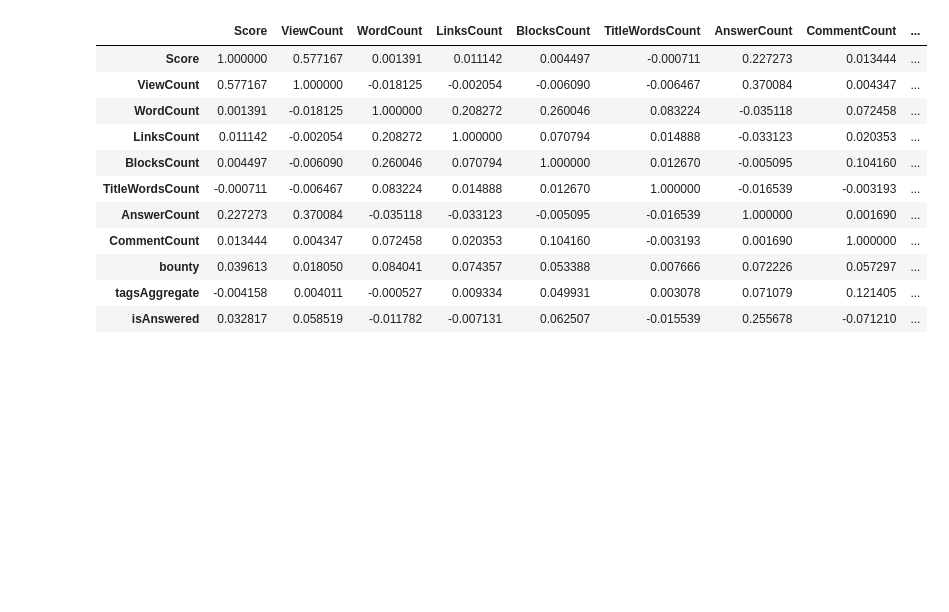
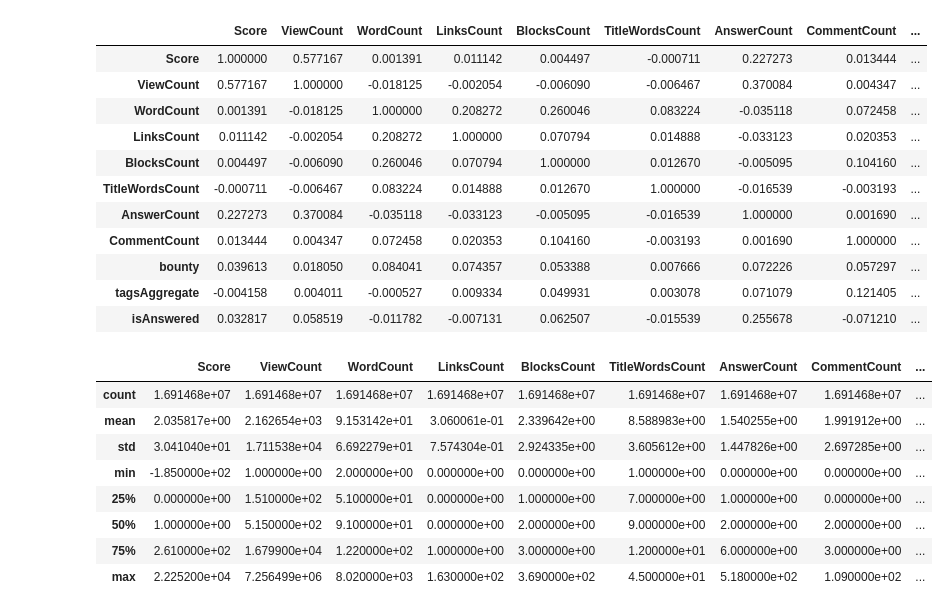
Before and after one commit to tabsoverspaces/bigdata_project, a Jupyter notebook: data_analysis.ipynb, the cells around one changed output. Saved outputs shown, nothing was run; the diff lists cells and outputs as text; code cells hidden in the pictures; blank space fills up the shorter version.

```diff
--- a/data_analysis.ipynb
+++ b/data_analysis.ipynb
@@ -20,3 +21,15 @@ posts.astype(float).corr().compute()
 | bounty | 0.039613 | 0.018050 | 0.084041 | 0.074357 | 0.053388 | 0.007666 | 0.072226 | 0.057297 | ... |
 | tagsAggregate | -0.004158 | 0.004011 | -0.000527 | 0.009334 | 0.049931 | 0.003078 | 0.071079 | 0.121405 | ... |
 | isAnswered | 0.032817 | 0.058519 | -0.011782 | -0.007131 | 0.062507 | -0.015539 | 0.255678 | -0.071210 | ... |
+# %%
+posts.astype(float).describe().compute()
+# %% [output]
+|  | Score | ViewCount | WordCount | LinksCount | BlocksCount | TitleWordsCount | AnswerCount | CommentCount | ... |
+| count | 1.691468e+07 | 1.691468e+07 | 1.691468e+07 | 1.691468e+07 | 1.691468e+07 | 1.691468e+07 | 1.691468e+07 | 1.691468e+07 | ... |
+| mean | 2.035817e+00 | 2.162654e+03 | 9.153142e+01 | 3.060061e-01 | 2.339642e+00 | 8.588983e+00 | 1.540255e+00 | 1.991912e+00 | ... |
+| std | 3.041040e+01 | 1.711538e+04 | 6.692279e+01 | 7.574304e-01 | 2.924335e+00 | 3.605612e+00 | 1.447826e+00 | 2.697285e+00 | ... |
+| min | -1.850000e+02 | 1.000000e+00 | 2.000000e+00 | 0.000000e+00 | 0.000000e+00 | 1.000000e+00 | 0.000000e+00 | 0.000000e+00 | ... |
+| 25% | 0.000000e+00 | 1.510000e+02 | 5.100000e+01 | 0.000000e+00 | 1.000000e+00 | 7.000000e+00 | 1.000000e+00 | 0.000000e+00 | ... |
+| 50% | 1.000000e+00 | 5.150000e+02 | 9.100000e+01 | 0.000000e+00 | 2.000000e+00 | 9.000000e+00 | 2.000000e+00 | 2.000000e+00 | ... |
+| 75% | 2.610000e+02 | 1.679900e+04 | 1.220000e+02 | 1.000000e+00 | 3.000000e+00 | 1.200000e+01 | 6.000000e+00 | 3.000000e+00 | ... |
+| max | 2.225200e+04 | 7.256499e+06 | 8.020000e+03 | 1.630000e+02 | 3.690000e+02 | 4.500000e+01 | 5.180000e+02 | 1.090000e+02 | ... |
```
Also changed, not shown: parts of 6 cells of this notebook.
